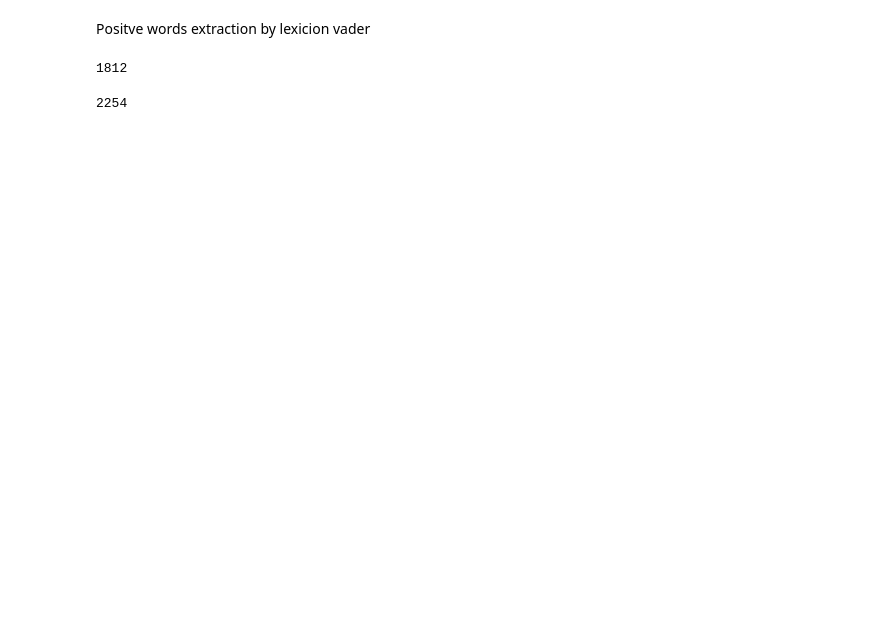
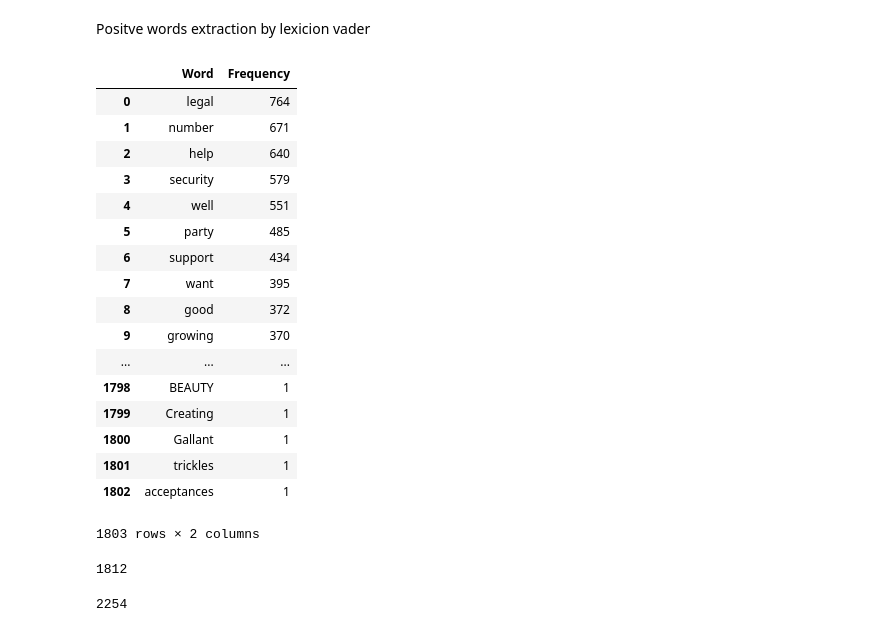
Before and after one commit to gcarvajal1222/Sentiment-Analysis-NYT-Immigration-Articles, a Jupyter notebook: NYT API python Sentiment Analysis.ipynb, the cells around one changed output. Drawn from its saved outputs; the diff is of its cells as text; code cells hidden in the pictures; blank space fills up the shorter version.

```diff
--- a/NYT API python Sentiment Analysis.ipynb
+++ b/NYT API python Sentiment Analysis.ipynb
@@ -328,6 +445,27 @@ top_N = len(word_dist)
     #creating a dataframe of these words plus id so later we can merge.
 df_positive_words= pd.DataFrame(word_dist.most_common(top_N),  #C_UW_F = category unique word final
                     columns=['Word', 'Frequency'])
+# %%
+df_positive_words
+# %% [output]
+|  | Word | Frequency |
+| 0 | legal | 764 |
+| 1 | number | 671 |
+| 2 | help | 640 |
+| 3 | security | 579 |
+| 4 | well | 551 |
+| 5 | party | 485 |
+| 6 | support | 434 |
+| 7 | want | 395 |
+| 8 | good | 372 |
+| 9 | growing | 370 |
+| ... | ... | ... |
+| 1798 | BEAUTY | 1 |
+| 1799 | Creating | 1 |
+| 1800 | Gallant | 1 |
+| 1801 | trickles | 1 |
+| 1802 | acceptances | 1 |
+1803 rows × 2 columns
 # %%
 len(df_positive_words)
 # %% [output]
```
Also changed, not shown: parts of 40 cells of this notebook.
